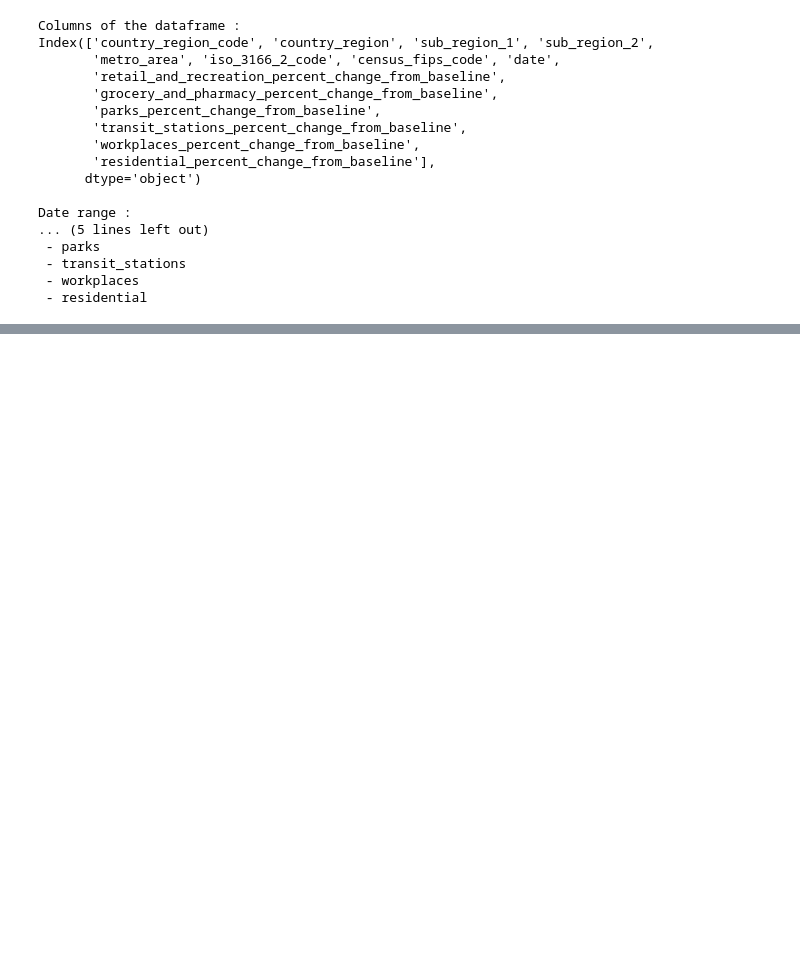
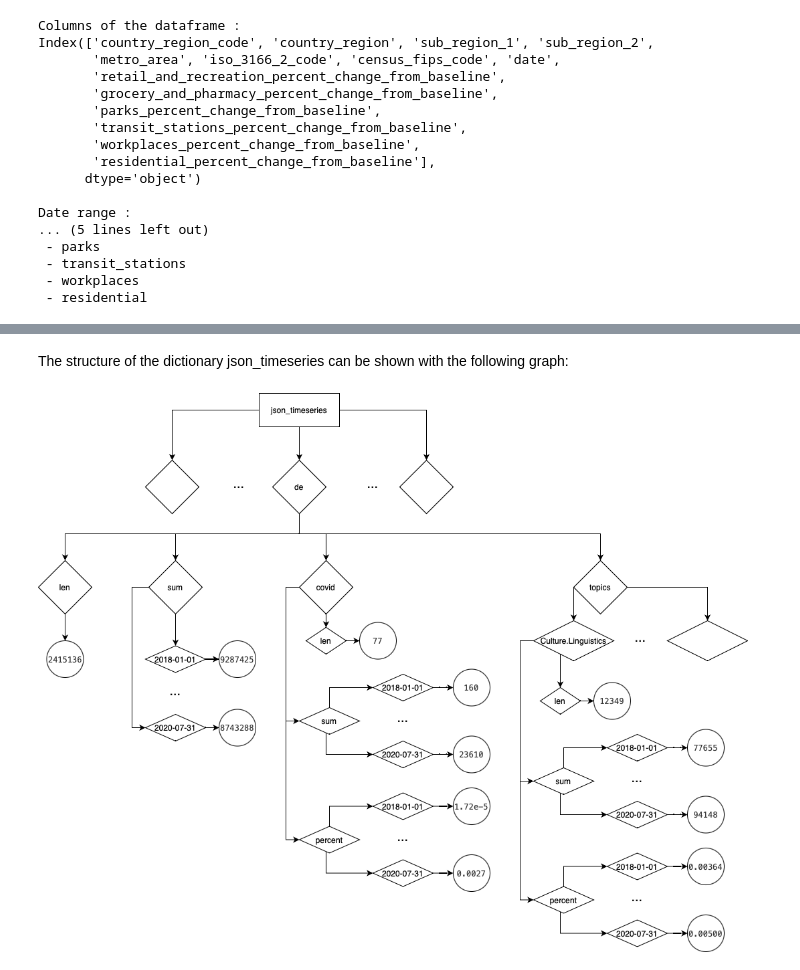
Before and after one commit to epfl-ada/ada-2022-project-datamineurs, a Jupyter notebook: ADA_coronawiki_project.ipynb, the cells around one changed output, grey strips where cells are left out. Drawn from its saved outputs; the diff is of its cells as text; code cells hidden in the pictures; blank space fills up the shorter version.

```diff
--- a/ADA_coronawiki_project.ipynb
+++ b/ADA_coronawiki_project.ipynb
@@ -470,0 +352,7 @@ During the first weeks of the lockdown we can clearly identify a very marked inc
+# %% [markdown]
+The structure of the dictionary json_timeseries can be shown with the following graph:
+# %%
+from IPython.display import Image
+Image("json.png")
+# %% [output]
+[figure, added]
```
Also changed, not shown: parts of 23 cells of this notebook, 1 other file.
